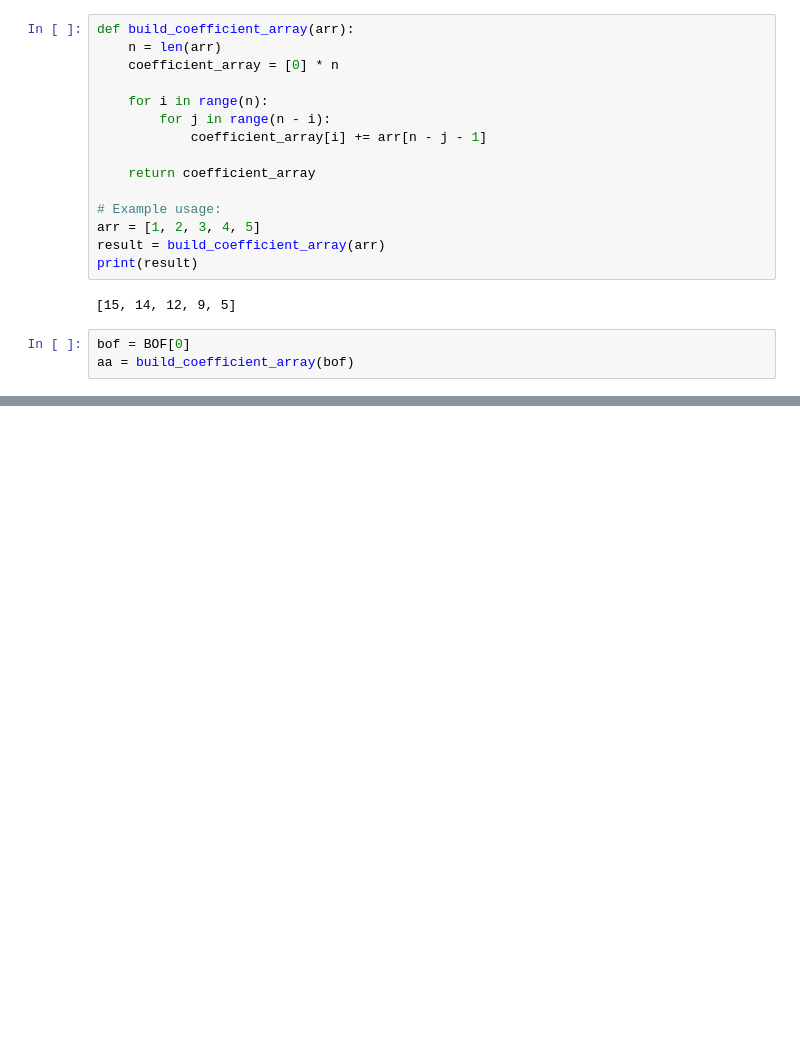
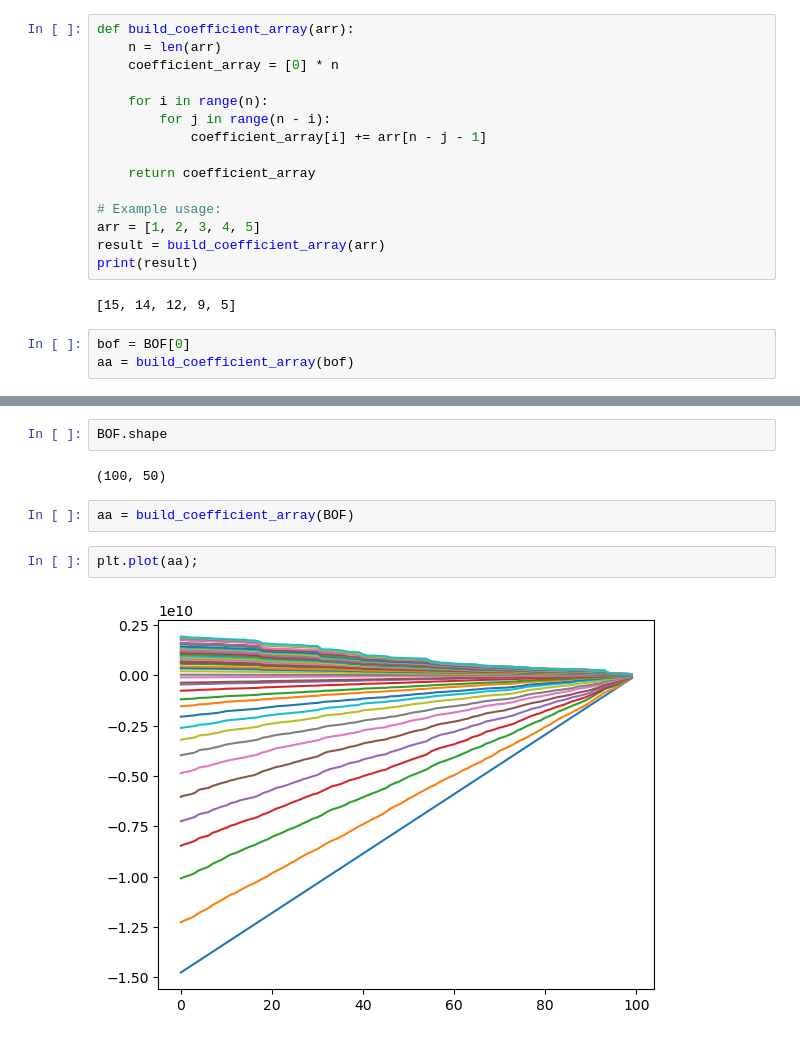
Before and after one commit to NoeDebrois/MSc-Mathematical-Engineering, a Jupyter notebook: Courses/Insurance and Econometrics/Merge_Assets_Liabilities_2.ipynb, the cells around one changed output, grey strips where cells are left out. Saved outputs shown, nothing was run; the diff lists cells and outputs as text; blank space fills up the shorter version.

```diff
--- a/Courses/Insurance and Econometrics/Merge_Assets_Liabilities_2.ipynb
+++ b/Courses/Insurance and Econometrics/Merge_Assets_Liabilities_2.ipynb
@@ -265,0 +273,10 @@ plt.plot(aa)
+# %%
+BOF.shape
+# %% [output]
+(100, 50)
+# %%
+aa = build_coefficient_array(BOF)
+# %%
+plt.plot(aa);
+# %% [output]
+[figure, added]
```
Also changed, not shown: parts of 5 cells of this notebook.
